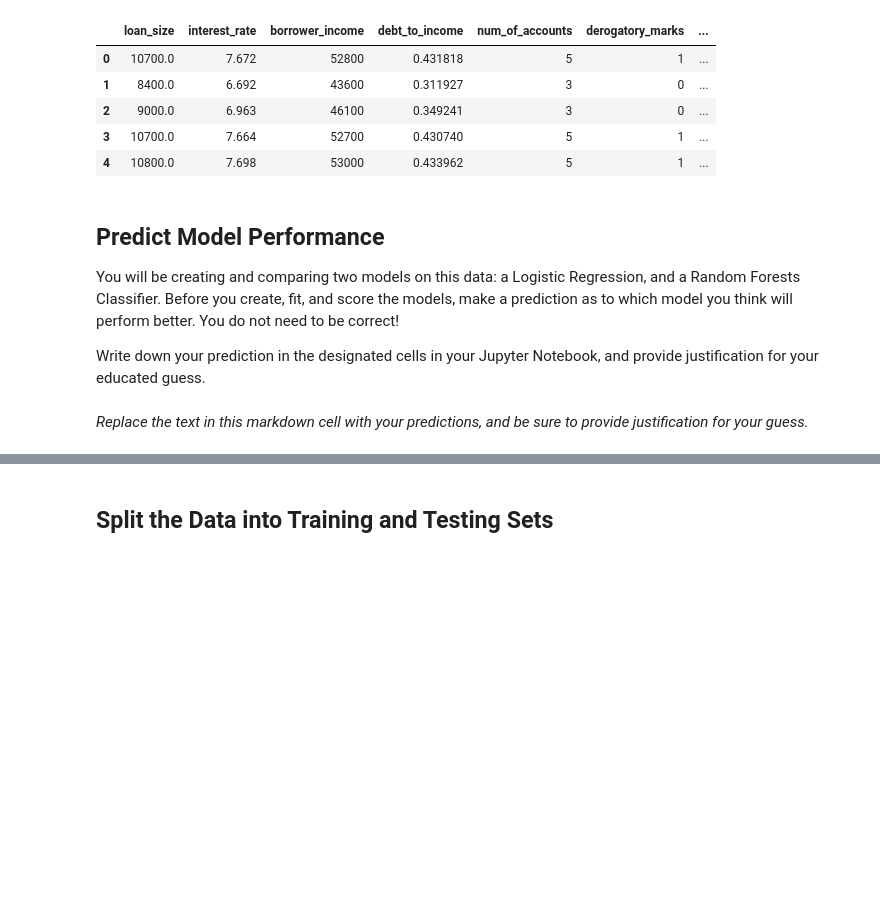
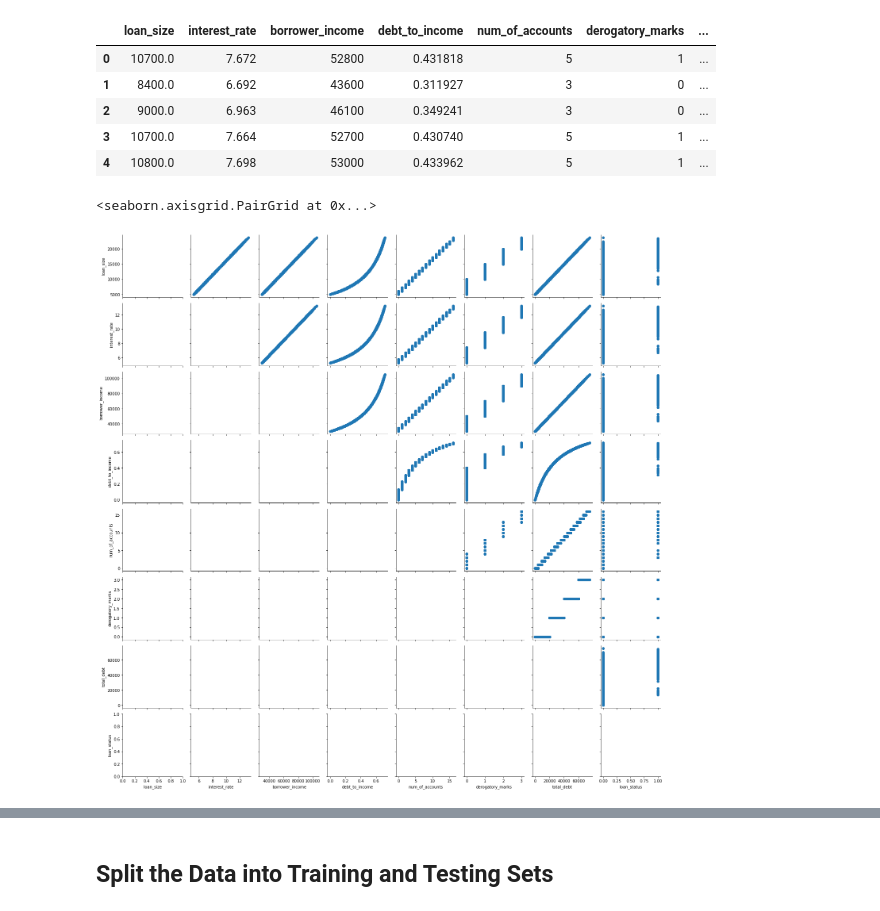
Before and after one commit to AnamKhalid09/supervised-machine-learning-challenge, a Jupyter notebook: Credit Risk Evaluator.ipynb, the cells around one changed output, grey strips where cells are left out. Saved outputs shown, nothing was run; the diff lists cells and outputs as text; code cells hidden in the pictures; blank space fills up the shorter version.

```diff
--- a/Credit Risk Evaluator.ipynb
+++ b/Credit Risk Evaluator.ipynb
@@ -25,11 +33,9 @@ df.head()
 | 2 | 9000.0 | 6.963 | 46100 | 0.349241 | 3 | 0 | ... |
 | 3 | 10700.0 | 7.664 | 52700 | 0.430740 | 5 | 1 | ... |
 | 4 | 10800.0 | 7.698 | 53000 | 0.433962 | 5 | 1 | ... |
-# %% [markdown]
-## Predict Model Performance
-
-You will be creating and comparing two models on this data: a Logistic Regression, and a Random Forests Classifier. Before you create, fit, and score the models, make a prediction as to which model you think will perform better. You do not need to be correct!
-
-Write down your prediction in the designated cells in your Jupyter Notebook, and provide justification for your educated guess.
-# %% [markdown]
-*Replace the text in this markdown cell with your predictions, and be sure to provide justification for your guess.*
+# %%
+ # Create scatter plots
+seaborn.PairGrid(df).map_upper(plt.scatter)
+# %% [output]
+<seaborn.axisgrid.PairGrid at 0x...>
+[figure, added]
```
Also changed, not shown: parts of 11 cells of this notebook.
